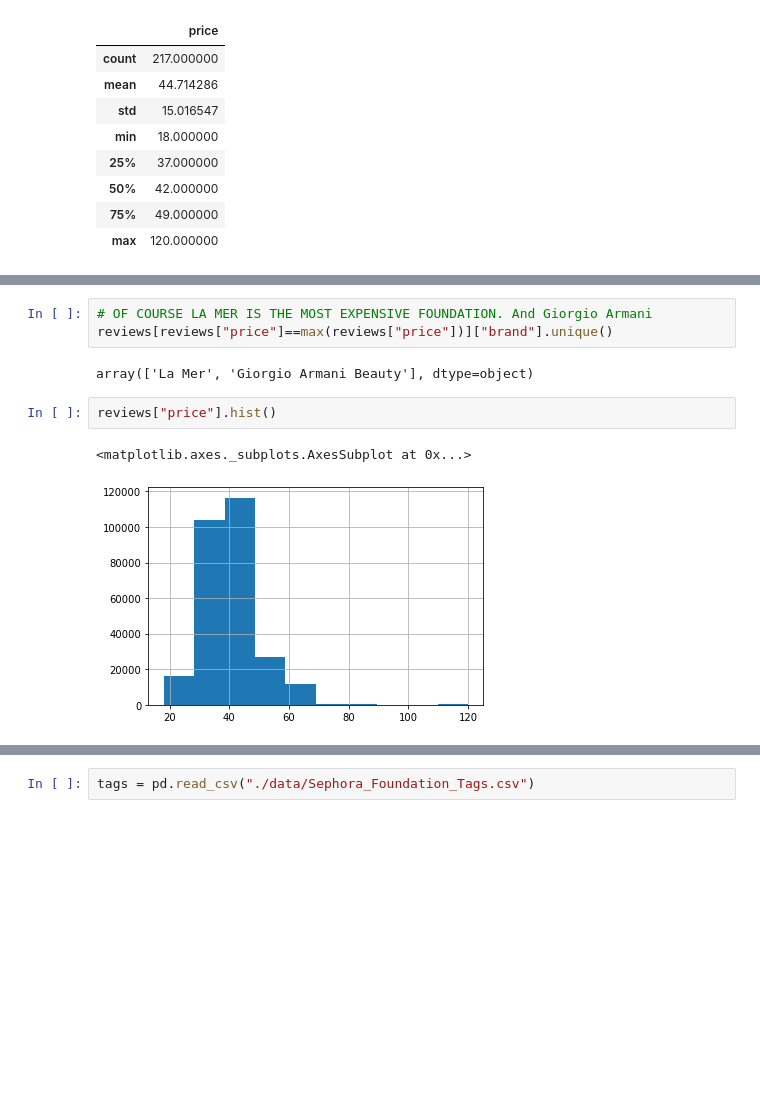
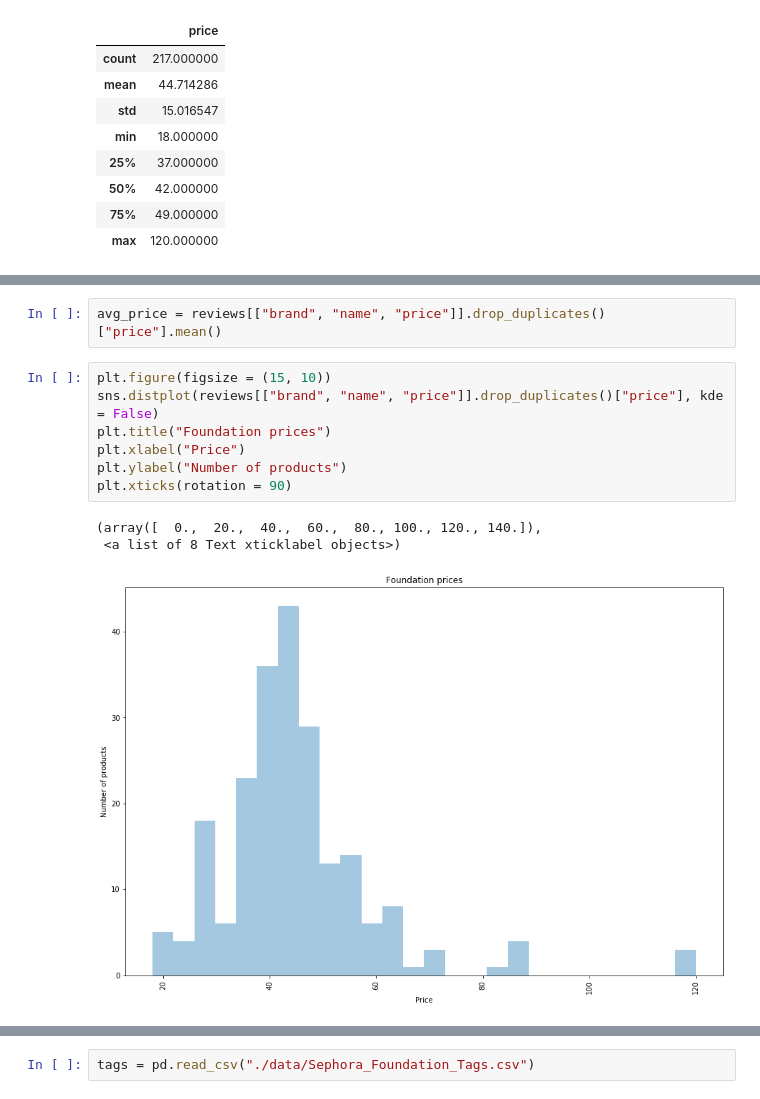
Before and after one commit to stellahkim93/Sephora, a Jupyter notebook: Sephora_Analysis.ipynb, the cells around one changed output, grey strips where cells are left out. Drawn from its saved outputs; the diff is of its cells as text; blank space fills up the shorter version.

```diff
--- a/Sephora_Analysis.ipynb
+++ b/Sephora_Analysis.ipynb
@@ -236,10 +137,13 @@ reviews.describe(include = ["O"])
-# %%
-# OF COURSE LA MER IS THE MOST EXPENSIVE FOUNDATION. And Giorgio Armani
-reviews[reviews["price"]==max(reviews["price"])]["brand"].unique()
-# %% [output]
-array(['La Mer', 'Giorgio Armani Beauty'], dtype=object)
-# %%
-reviews["price"].hist()
-# %% [output]
-<matplotlib.axes._subplots.AxesSubplot at 0x...>
-[figure, removed]
+# %%
+avg_price = reviews[["brand", "name", "price"]].drop_duplicates()["price"].mean()
+# %%
+plt.figure(figsize = (15, 10))
+sns.distplot(reviews[["brand", "name", "price"]].drop_duplicates()["price"], kde = False)
+plt.title("Foundation prices")
+plt.xlabel("Price")
+plt.ylabel("Number of products")
+plt.xticks(rotation = 90)
+# %% [output]
+(array([  0.,  20.,  40.,  60.,  80., 100., 120., 140.]),
+ <a list of 8 Text xticklabel objects>)
+[figure, added]
```
Also changed, not shown: parts of 105 cells of this notebook.
